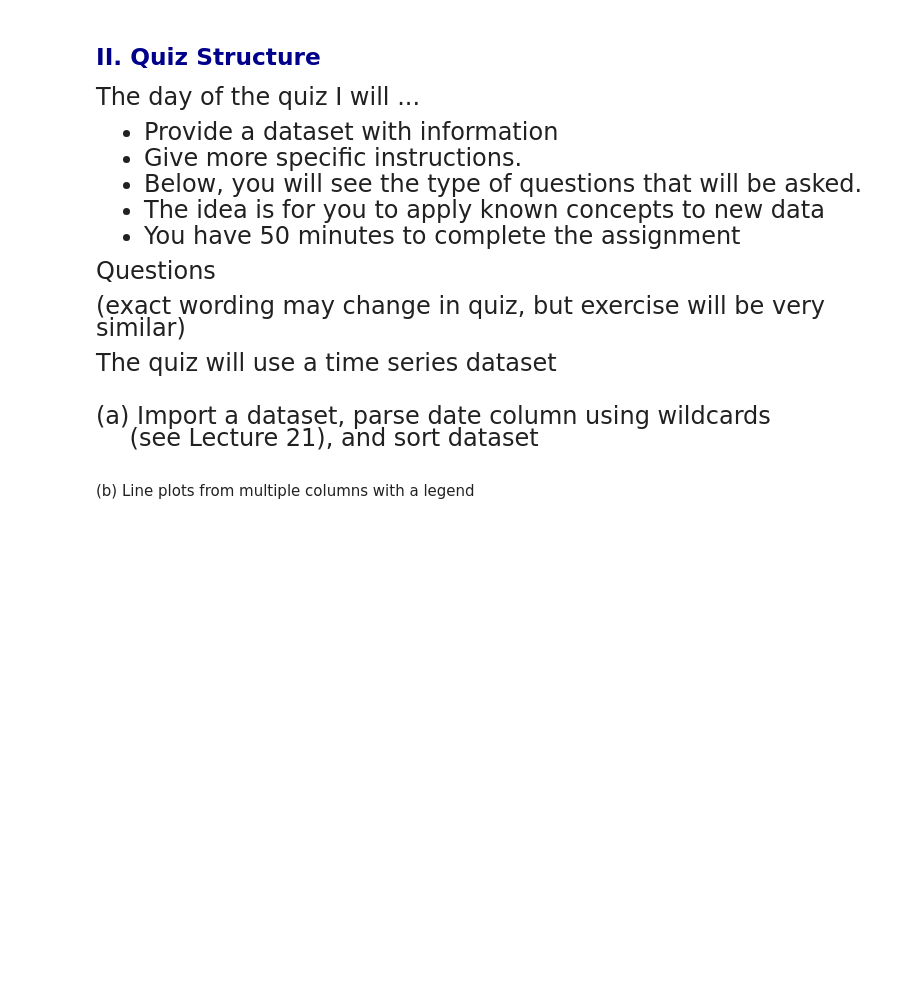
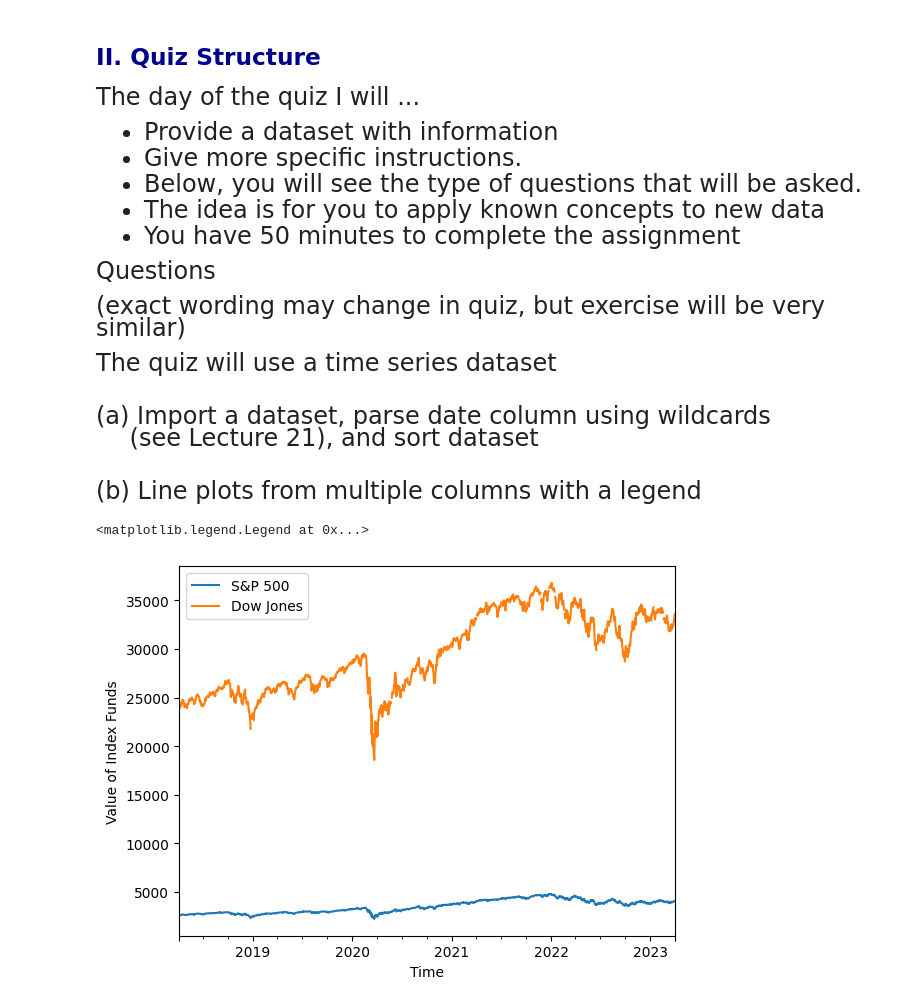
Before and after one commit to M-Roselinsky/emoryqtm151, a Jupyter notebook: Lecture 23/Lecture 23 copy.ipynb, the cells around one changed output. Drawn from its saved outputs; the diff is of its cells as text; code cells hidden in the pictures; blank space fills up the shorter version.

```diff
--- a/Lecture 23/Lecture 23 copy.ipynb
+++ b/Lecture 23/Lecture 23 copy.ipynb
@@ -51,8 +56,22 @@ The quiz will use a time series dataset
+# %%
+financial = pd.read_csv("data_raw/financial.csv")
 # %% [markdown]
 
 <font size = "5">
 
 (a) Import a dataset, parse date column using wildcards <br>
 $\quad$ (see Lecture 21), and sort dataset
+# %%
+financial["date"] = pd.to_datetime(financial["date_str"])
+financial         = financial.sort_values("date",ascending = True)
 # %% [markdown]
+<font size = "5">
 (b) Line plots from multiple columns with a legend
+# %%
+financial[["date","sp500","djia"]].set_index("date").plot()
+plt.xlabel("Time")
+plt.ylabel("Value of Index Funds")
+plt.legend(["S&P 500","Dow Jones"])
+# %% [output]
+<matplotlib.legend.Legend at 0x...>
+[figure, added]
```
Also changed, not shown: parts of 11 cells of this notebook, 1 other file.
